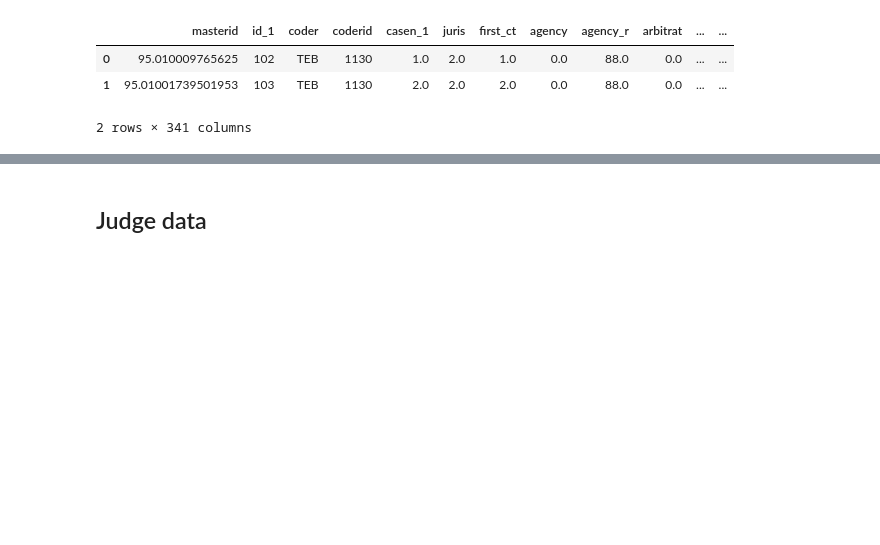
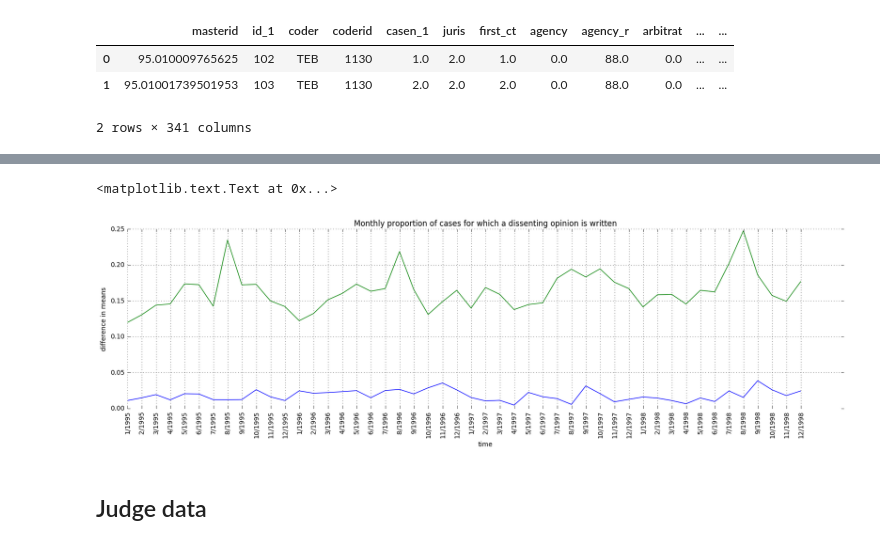
Before and after one commit to delphinevendryes/stat186-project, a Jupyter notebook: partisanship.ipynb, the cells around one changed output, grey strips where cells are left out. Drawn from its saved outputs; the diff is of its cells as text; code cells hidden in the pictures; blank space fills up the shorter version.

```diff
--- a/partisanship.ipynb
+++ b/partisanship.ipynb
@@ -43,3 +94,42 @@ judge_vars=['judgecode', 'brthyr','race', 'gender','pajid','jpid', 'agedec', 'EW
+# %%
+p_dissent_write = []
+p_dissent = []
+dates = []
+for year in [1995, 1996, 1997, 1998]:
+    for m in range(1, 13):
+        pre_pres = data[(data['date'].dt.month == m) & (data['date'].dt.year == year)]
+        d = pre_pres.groupby('masterid').apply(lambda x : 6.0 in x['judgeopinion'].unique())
+        p_dissent_write.append(len(d[d])/ len(d))
+
+        d = pre_pres.groupby('masterid').apply(lambda x : 8.0 in x['judgeopinion'].unique())
+        p_dissent.append(len(d[d])/ len(d))
+
+        date = str(m) + '/' + str(year)
+        dates.append(date)
+# %%
+# You typically want your plot to be ~1.33x wider than tall. This plot is a rare
+# exception because of the number of lines being plotted on it.
+# Common sizes: (10, 7.5) and (12, 9)
+plt.figure(figsize=(20, 5))
+
+# Remove the plot frame lines. They are unnecessary chartjunk.
+ax = plt.subplot(111)
+ax.spines["top"].set_visible(False)
+ax.spines["bottom"].set_visible(False)
+ax.spines["right"].set_visible(False)
+ax.spines["left"].set_visible(False)
+ax.plot(p_dissent)
+ax.plot(p_dissent_write)
+
+ax.set_xticks(np.arange(0, len(dates), step=1))
+ax.set_xlabel('time')
+ax.set_ylabel('difference in means')
+ax.set_xticklabels(dates, rotation=90)
+plt.grid(b=None, which='major', axis='both')
+plt.title('Monthly proportion of cases for which a dissenting opinion is written')
+# %% [output]
+<matplotlib.text.Text at 0x...>
+[figure, added]
 # %% [markdown]
 ## Judge data
 # %%
```
Also changed, not shown: parts of 135 cells of this notebook, 1 other file.
